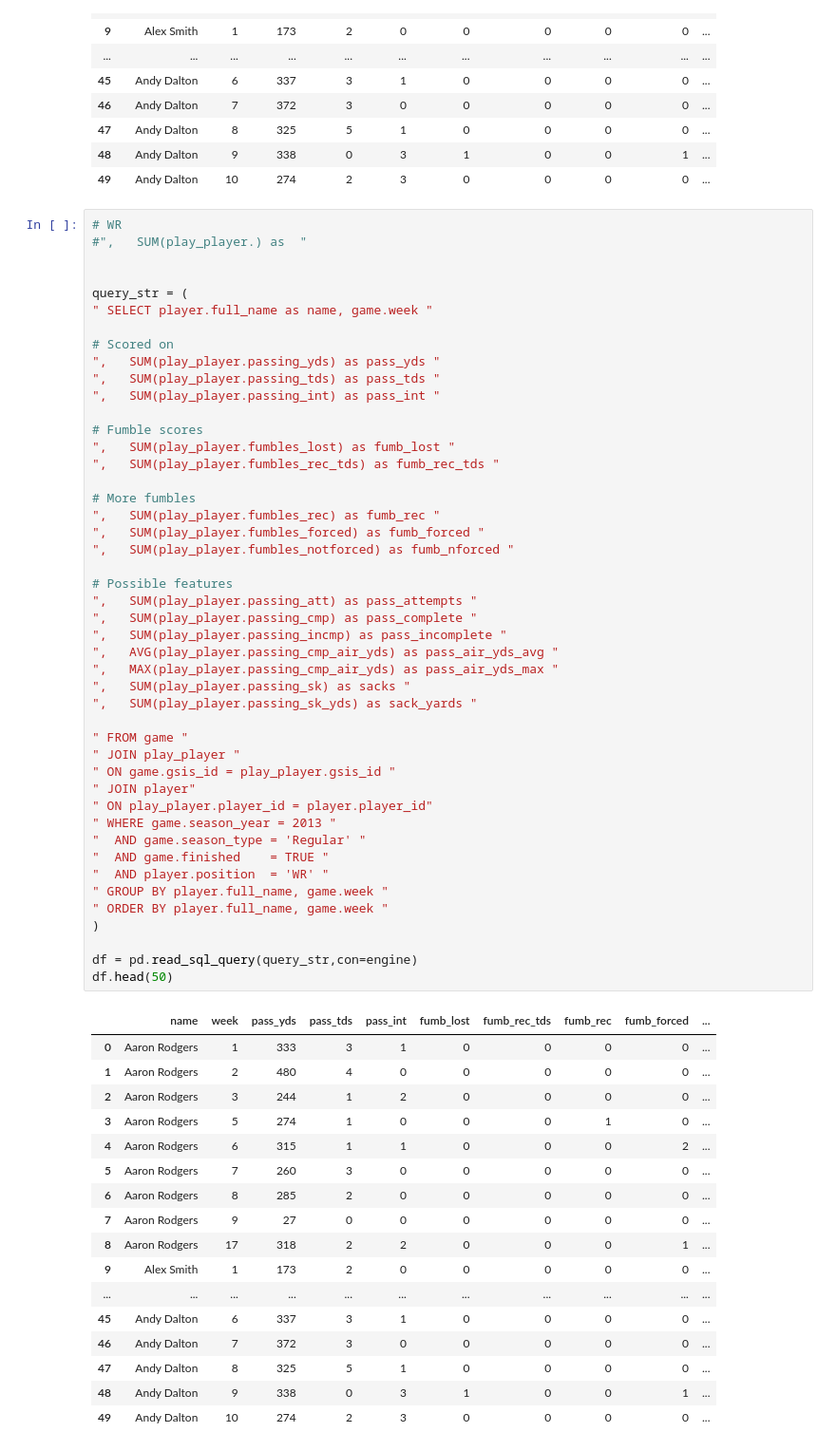
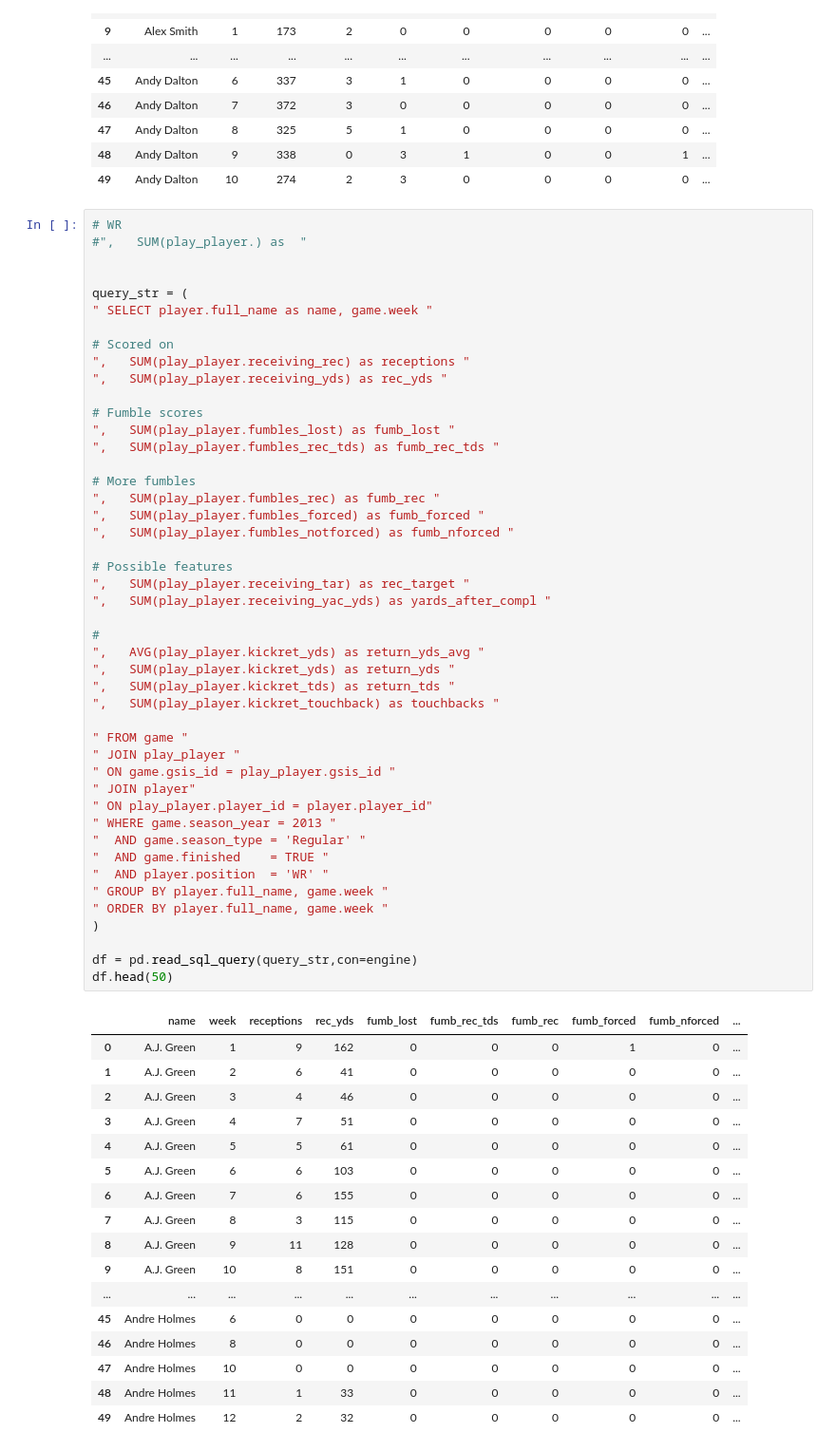
Before and after one commit to markertsean/Fantasy_Football, a Jupyter notebook: stats_generation/generate_sql.ipynb, the cells around one changed output. Shown: that part at 95% size. Cells and saved outputs as stored; diff of their text form.

```diff
--- a/stats_generation/generate_sql.ipynb
+++ b/stats_generation/generate_sql.ipynb
@@ -170,58 +170,58 @@ query_str = (
 " SELECT player.full_name as name, game.week "
 
 # Scored on
-",   SUM(play_player.passing_yds) as pass_yds "
-",   SUM(play_player.passing_tds) as pass_tds "
-",   SUM(play_player.passing_int) as pass_int "
+",   SUM(play_player.receiving_rec) as receptions "
+",   SUM(play_player.receiving_yds) as rec_yds "
 
 # Fumble scores
 ",   SUM(play_player.fumbles_lost) as fumb_lost "
 ",   SUM(play_player.fumbles_rec_tds) as fumb_rec_tds "
 
 # More fumbles
 ",   SUM(play_player.fumbles_rec) as fumb_rec "
 ",   SUM(play_player.fumbles_forced) as fumb_forced "
 ",   SUM(play_player.fumbles_notforced) as fumb_nforced "
 
 # Possible features
-",   SUM(play_player.passing_att) as pass_attempts "
-",   SUM(play_player.passing_cmp) as pass_complete "
-",   SUM(play_player.passing_incmp) as pass_incomplete "
-",   AVG(play_player.passing_cmp_air_yds) as pass_air_yds_avg "
-",   MAX(play_player.passing_cmp_air_yds) as pass_air_yds_max "
-",   SUM(play_player.passing_sk) as sacks "
-",   SUM(play_player.passing_sk_yds) as sack_yards "
+",   SUM(play_player.receiving_tar) as rec_target "
+",   SUM(play_player.receiving_yac_yds) as yards_after_compl "
+
+#
+",   AVG(play_player.kickret_yds) as return_yds_avg "
+",   SUM(play_player.kickret_yds) as return_yds "
+",   SUM(play_player.kickret_tds) as return_tds "
+",   SUM(play_player.kickret_touchback) as touchbacks "
 
 " FROM game "
 " JOIN play_player "
 " ON game.gsis_id = play_player.gsis_id "
 " JOIN player"
 " ON play_player.player_id = player.player_id"
 " WHERE game.season_year = 2013 "
 "  AND game.season_type = 'Regular' "
 "  AND game.finished    = TRUE "
 "  AND player.position  = 'WR' "
 " GROUP BY player.full_name, game.week "
 " ORDER BY player.full_name, game.week "
 )
 
 df = pd.read_sql_query(query_str,con=engine)
 df.head(50)
 # %% [output]
-|  | name | week | pass_yds | pass_tds | pass_int | fumb_lost | fumb_rec_tds | fumb_rec | fumb_forced | ... |
-| 0 | Aaron Rodgers | 1 | 333 | 3 | 1 | 0 | 0 | 0 | 0 | ... |
-| 1 | Aaron Rodgers | 2 | 480 | 4 | 0 | 0 | 0 | 0 | 0 | ... |
-| 2 | Aaron Rodgers | 3 | 244 | 1 | 2 | 0 | 0 | 0 | 0 | ... |
-| 3 | Aaron Rodgers | 5 | 274 | 1 | 0 | 0 | 0 | 1 | 0 | ... |
-| 4 | Aaron Rodgers | 6 | 315 | 1 | 1 | 0 | 0 | 0 | 2 | ... |
-| 5 | Aaron Rodgers | 7 | 260 | 3 | 0 | 0 | 0 | 0 | 0 | ... |
-| 6 | Aaron Rodgers | 8 | 285 | 2 | 0 | 0 | 0 | 0 | 0 | ... |
-| 7 | Aaron Rodgers | 9 | 27 | 0 | 0 | 0 | 0 | 0 | 0 | ... |
-| 8 | Aaron Rodgers | 17 | 318 | 2 | 2 | 0 | 0 | 0 | 1 | ... |
-| 9 | Alex Smith | 1 | 173 | 2 | 0 | 0 | 0 | 0 | 0 | ... |
+|  | name | week | receptions | rec_yds | fumb_lost | fumb_rec_tds | fumb_rec | fumb_forced | fumb_nforced | ... |
+| 0 | A.J. Green | 1 | 9 | 162 | 0 | 0 | 0 | 1 | 0 | ... |
+| 1 | A.J. Green | 2 | 6 | 41 | 0 | 0 | 0 | 0 | 0 | ... |
+| 2 | A.J. Green | 3 | 4 | 46 | 0 | 0 | 0 | 0 | 0 | ... |
+| 3 | A.J. Green | 4 | 7 | 51 | 0 | 0 | 0 | 0 | 0 | ... |
+| 4 | A.J. Green | 5 | 5 | 61 | 0 | 0 | 0 | 0 | 0 | ... |
+| 5 | A.J. Green | 6 | 6 | 103 | 0 | 0 | 0 | 0 | 0 | ... |
+| 6 | A.J. Green | 7 | 6 | 155 | 0 | 0 | 0 | 0 | 0 | ... |
+| 7 | A.J. Green | 8 | 3 | 115 | 0 | 0 | 0 | 0 | 0 | ... |
+| 8 | A.J. Green | 9 | 11 | 128 | 0 | 0 | 0 | 0 | 0 | ... |
+| 9 | A.J. Green | 10 | 8 | 151 | 0 | 0 | 0 | 0 | 0 | ... |
 | ... | ... | ... | ... | ... | ... | ... | ... | ... | ... | ... |
-| 45 | Andy Dalton | 6 | 337 | 3 | 1 | 0 | 0 | 0 | 0 | ... |
-| 46 | Andy Dalton | 7 | 372 | 3 | 0 | 0 | 0 | 0 | 0 | ... |
-| 47 | Andy Dalton | 8 | 325 | 5 | 1 | 0 | 0 | 0 | 0 | ... |
-| 48 | Andy Dalton | 9 | 338 | 0 | 3 | 1 | 0 | 0 | 1 | ... |
-| 49 | Andy Dalton | 10 | 274 | 2 | 3 | 0 | 0 | 0 | 0 | ... |
+| 45 | Andre Holmes | 6 | 0 | 0 | 0 | 0 | 0 | 0 | 0 | ... |
+| 46 | Andre Holmes | 8 | 0 | 0 | 0 | 0 | 0 | 0 | 0 | ... |
+| 47 | Andre Holmes | 10 | 0 | 0 | 0 | 0 | 0 | 0 | 0 | ... |
+| 48 | Andre Holmes | 11 | 1 | 33 | 0 | 0 | 0 | 0 | 0 | ... |
+| 49 | Andre Holmes | 12 | 2 | 32 | 0 | 0 | 0 | 0 | 0 | ... |
```
